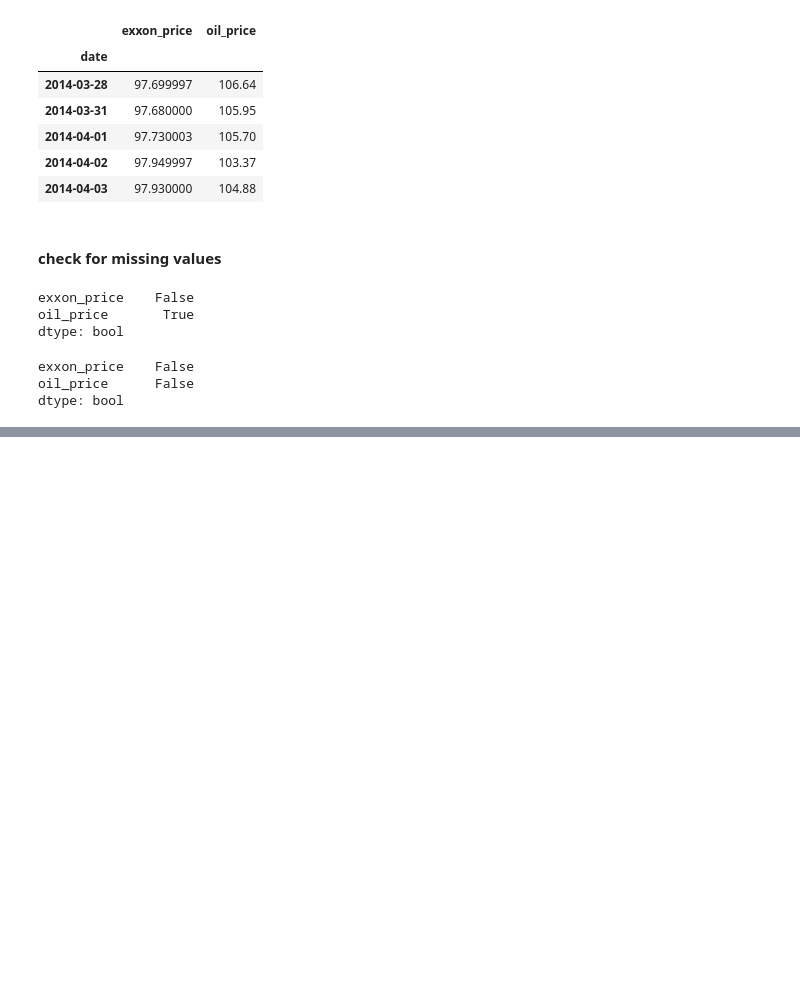
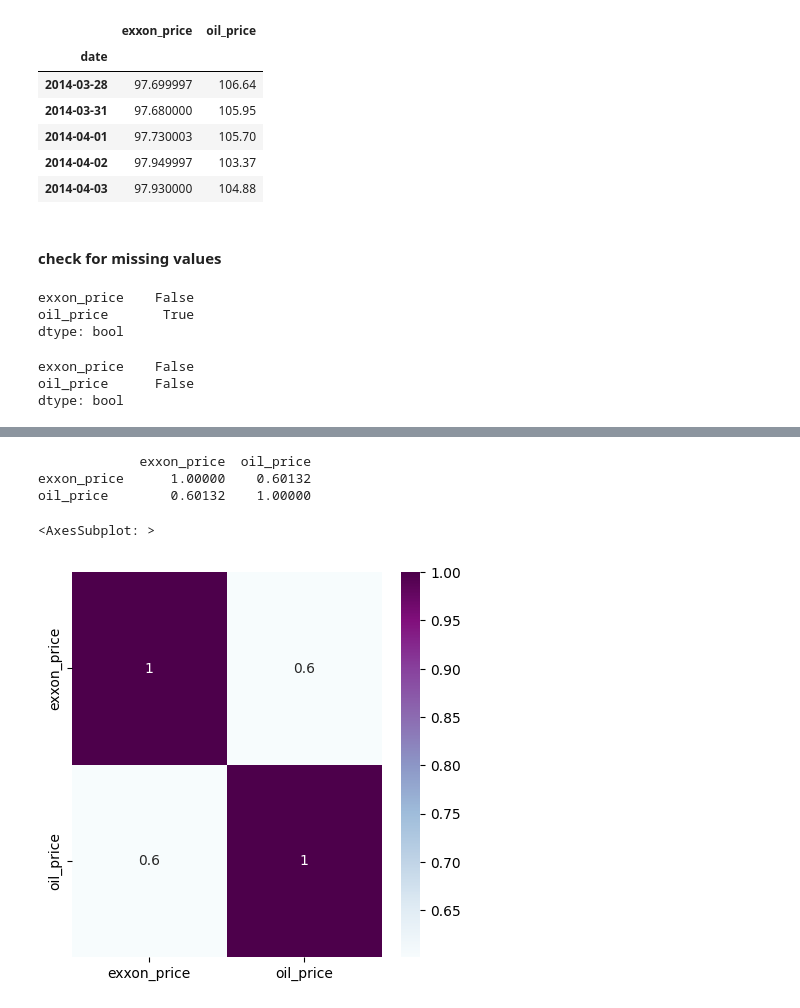
Before and after one commit to gegitonga/ML-Machine-Learning-and-Data-Science, a Jupyter notebook: ML work/Linear regression Model Oil_Exxon_dataset/linear_regression.ipynb, the cells around one changed output, grey strips where cells are left out. Saved outputs shown, nothing was run; the diff lists cells and outputs as text; code cells hidden in the pictures; blank space fills up the shorter version.

```diff
--- a/ML work/Linear regression Model Oil_Exxon_dataset/linear_regression.ipynb
+++ b/ML work/Linear regression Model Oil_Exxon_dataset/linear_regression.ipynb
@@ -82,0 +115,12 @@ dtype: bool
+# %%
+#lets measure the correlation
+corr = price_data.corr()
+print(corr)
+plt.figure(figsize=(5,5))
+sns.heatmap(corr, annot=True, cmap='BuPu')
+# %% [output]
+             exxon_price  oil_price
+exxon_price      1.00000    0.60132
+oil_price        0.60132    1.00000
+<AxesSubplot: >
+[figure, added]
```
Also changed, not shown: parts of 14 cells of this notebook.
